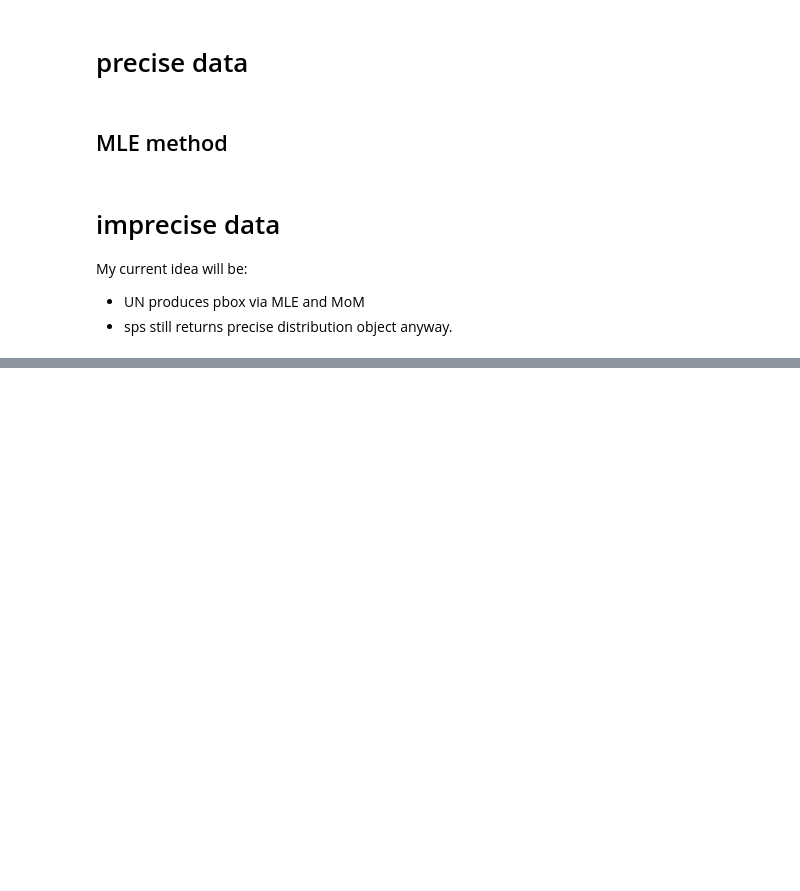
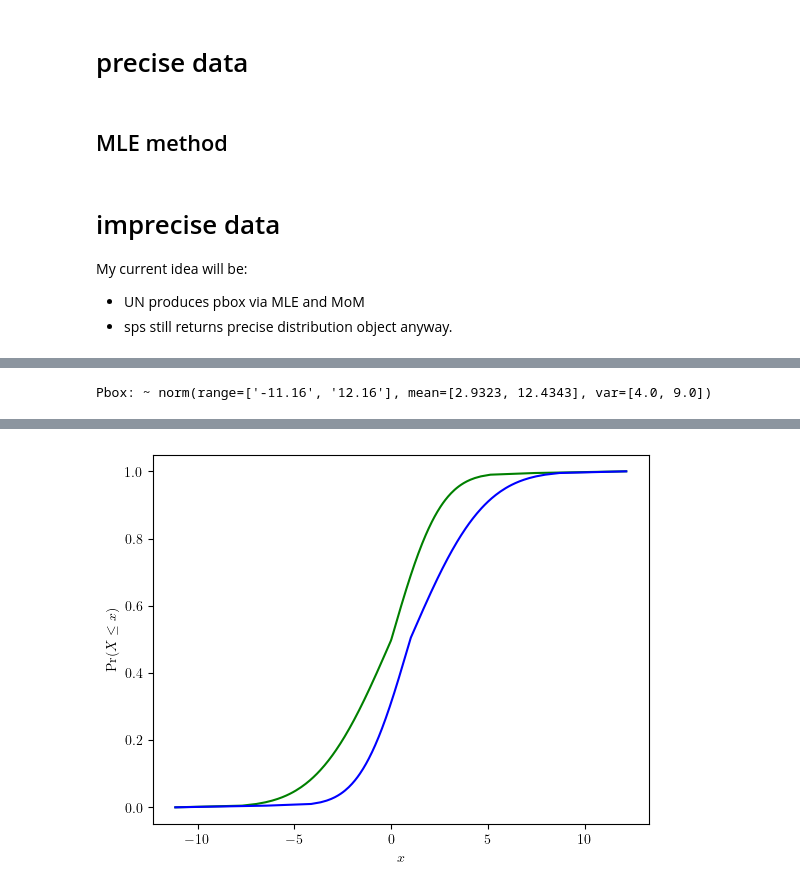
Before and after one commit to leslieDLcy/PyUncertainNumber, a Jupyter notebook: _personal/unglorfied_tests/sta_inf/Test_sta_inf.ipynb, the cells around one changed output, grey strips where cells are left out. Saved outputs shown, nothing was run; the diff lists cells and outputs as text; code cells hidden in the pictures; blank space fills up the shorter version.

```diff
--- a/_personal/unglorfied_tests/sta_inf/Test_sta_inf.ipynb
+++ b/_personal/unglorfied_tests/sta_inf/Test_sta_inf.ipynb
@@ -75,0 +126,6 @@ _ = pl_pcdf(dist_i_scipy, title='Gaussian MLE estimated dist given imprecise dat
+# %%
+a = [0, 1]
+b = [2, 3]
+
+a_i = pba.I(a)
+b_i = pba.I(b)
@@ -75,0 +137,5 @@ _ = pl_pcdf(dist_i_scipy, title='Gaussian MLE estimated dist given imprecise dat
+# %%
+print(pba.norm(a,b))
+_ = pba.norm(a,b).display()
+# %% [output]
+Pbox: ~ norm(range=['-11.16', '12.16'], mean=[2.9323, 12.4343], var=[4.0, 9.0])
@@ -75,0 +143 @@ _ = pl_pcdf(dist_i_scipy, title='Gaussian MLE estimated dist given imprecise dat
+[figure, added]
```
Also changed, not shown: parts of 37 cells of this notebook, 9 other files.
